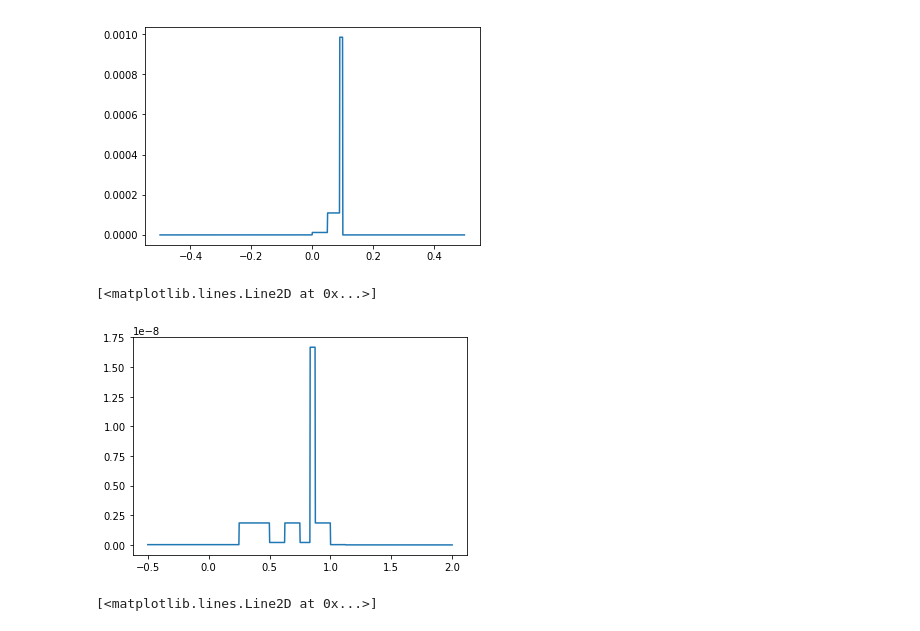
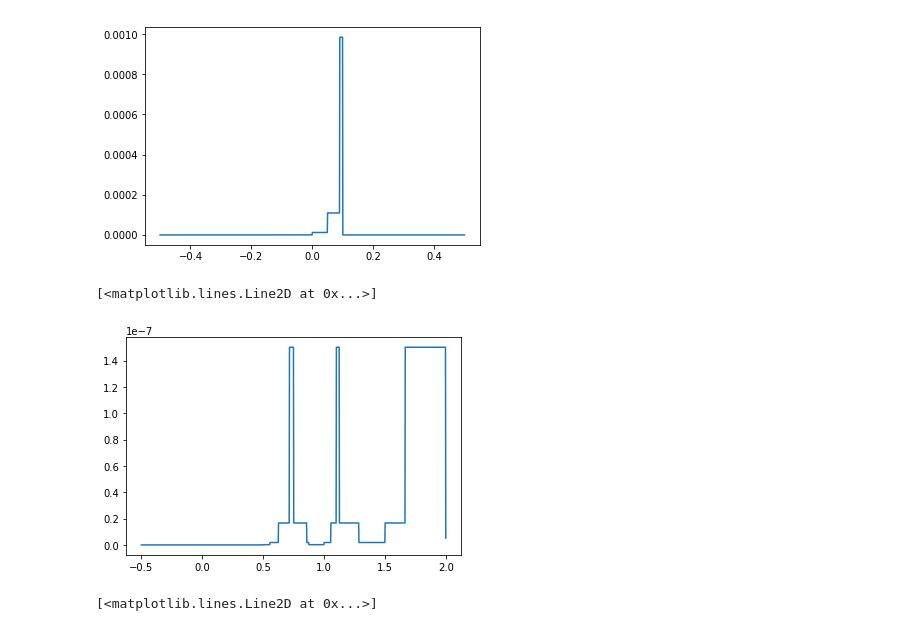
Before and after one commit to ChristianZimpelmann/introduction_mystic, a Jupyter notebook: introduction_mystic.ipynb, the cells around one changed output. Drawn from its saved outputs; the diff is of its cells as text; code cells hidden in the pictures.

```diff
--- a/introduction_mystic.ipynb
+++ b/introduction_mystic.ipynb
@@ -340,12 +340,12 @@ plt.plot(x, y)
 # %%
 #sigma
 x = np.linspace(-0.5, 2, 1000)
-y = [agent.eval_likelihood({'pi_1':0.4, 'pi_2':0.1, 'tau': 0, 'sigma':i, 'omega':0.2, 'theta':0}) for i in x]
+y = [agent.eval_likelihood({'pi_1':0.2, 'pi_2':0.1, 'tau': 0, 'sigma':i, 'omega':0.2, 'theta':0}) for i in x]
 #y = [agent.eval_likelihood({'pi_1':0.4, 'pi_2':0.4, 'tau': 0, 'sigma':i, 'omega':0.2, 'theta':0}) for i in x]
 plt.plot(x, y)
 # %% [output]
 [<matplotlib.lines.Line2D at 0x...>]
-[figure, old version]
+[figure, new version]
 # %%
 #omega
 x = np.linspace(0, 1, 1000)
```
Also changed, not shown: parts of 9 cells of this notebook.
